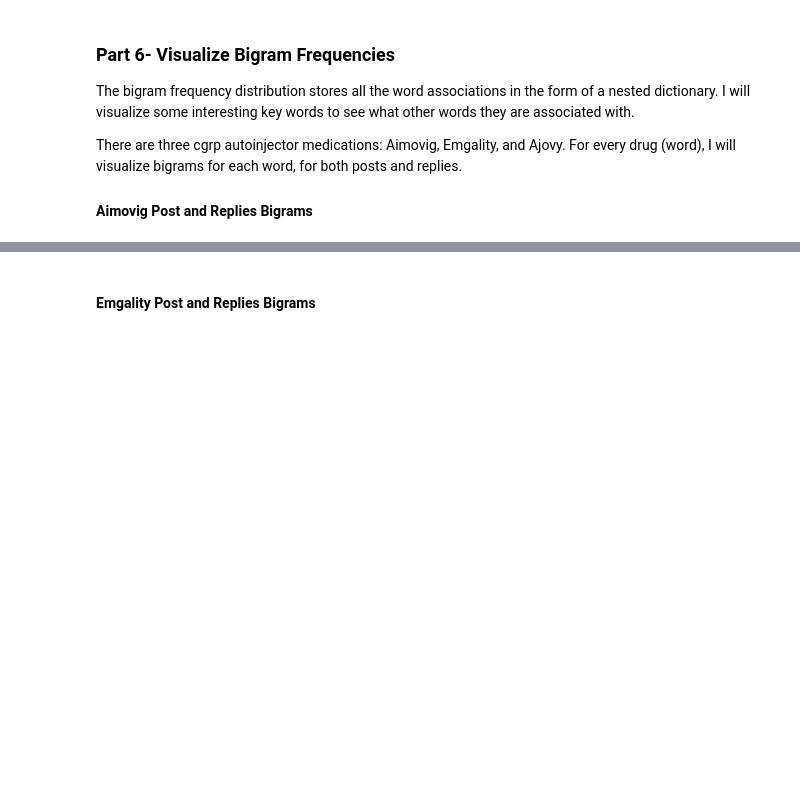
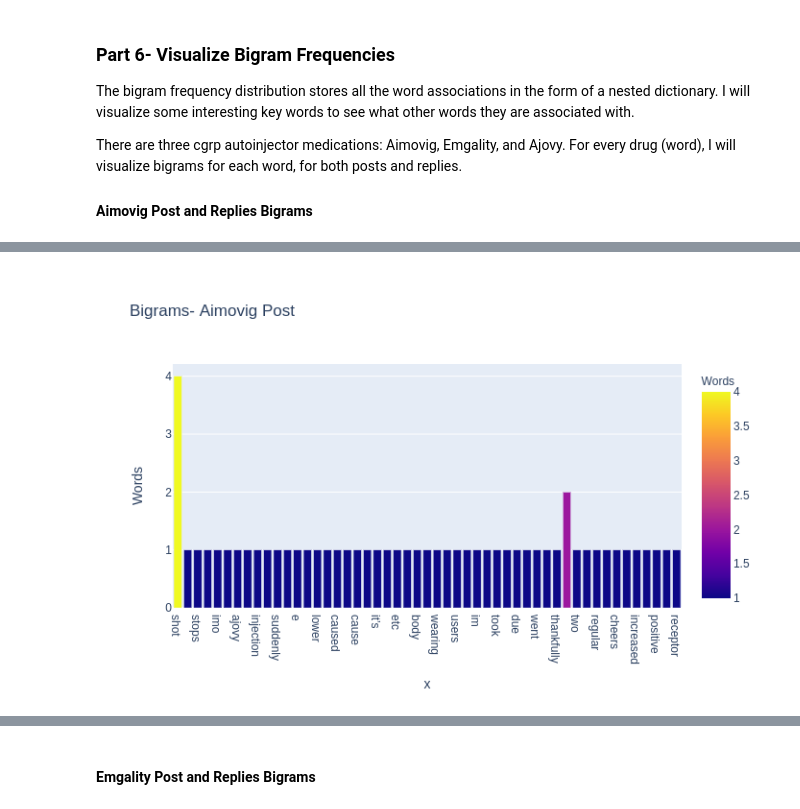
Before and after one commit to evdelph/MongoDB, a Jupyter notebook: RedditVisualization.ipynb, the cells around one changed output, grey strips where cells are left out. Saved outputs shown, nothing was run; the diff lists cells and outputs as text; code cells hidden in the pictures; blank space fills up the shorter version.

```diff
--- a/RedditVisualization.ipynb
+++ b/RedditVisualization.ipynb
@@ -187,5 +195,6 @@ There are three cgrp autoinjector medications: Aimovig, Emgality, and Ajovy. For
 # convert selected bigrams into dataframes
 aimovig_post = pd.Series(dict(post_freq_dist['aimovig'])).to_frame()
 aimovig_post.columns = ['Words']
-px.bar(aimovig_post, x=aimovig_post.index, y='Words',color='Words',title="Bigrams- Aimovig Post").show()
+fig = px.bar(aimovig_post, x=aimovig_post.index, y='Words',color='Words',title="Bigrams- Aimovig Post")
+fig.show("png")
 # %% [output]
@@ -193,3 +201,4 @@ px.bar(aimovig_post, x=aimovig_post.index, y='Words',color='Words',title="Bigram
+[figure, added]
 # %%
 # convert selected bigrams into dataframes
 aimovig_replies = pd.Series(dict(replies_freq_dist['aimovig'])).to_frame()
```
Also changed, not shown: parts of 11 cells of this notebook.
